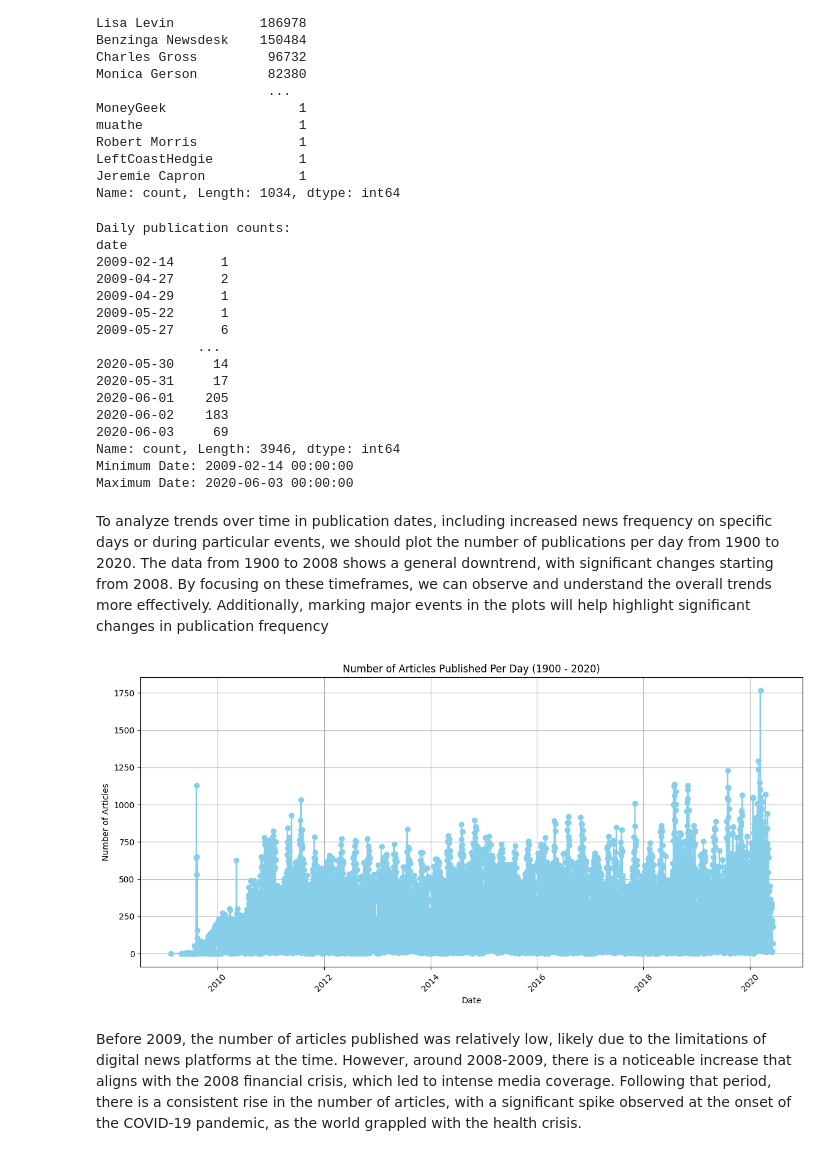
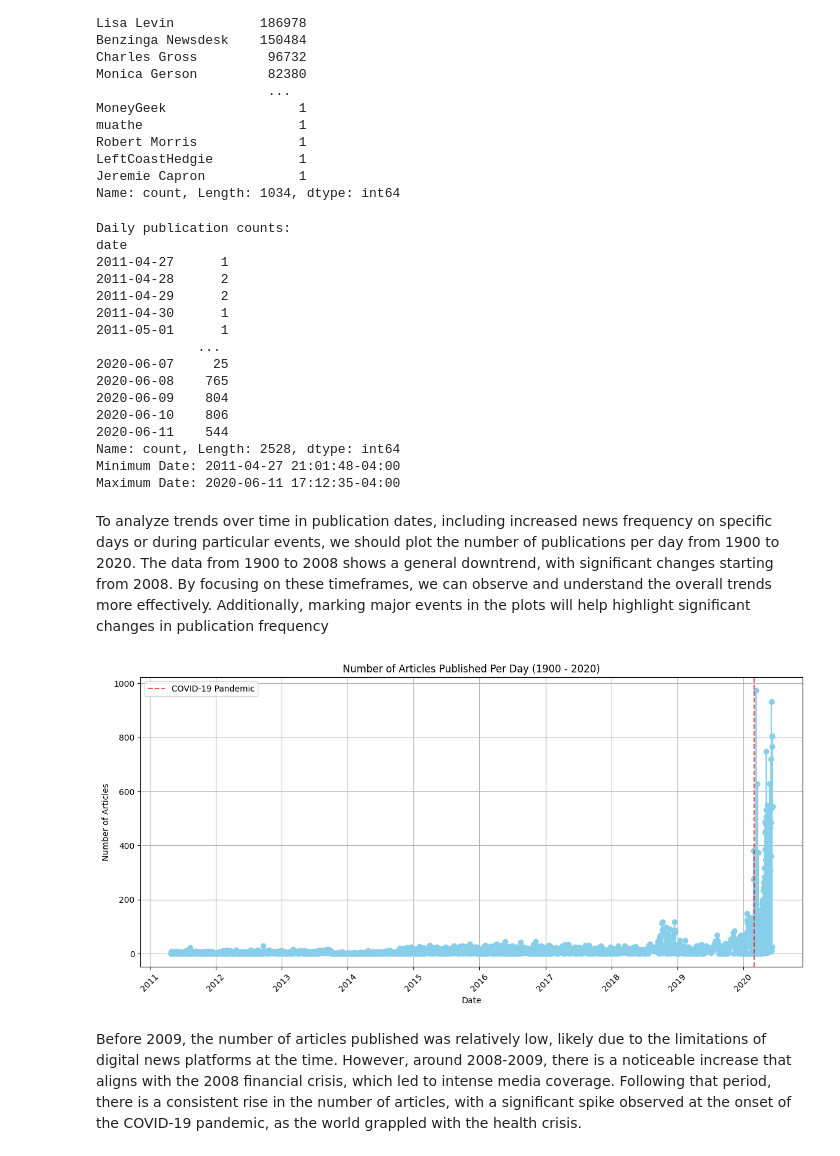
Before and after one commit to Ethel-Star/W1.FinNews-StockPrice-Integration, a Jupyter notebook: notebooks/EDA_Financial_Headlines.ipynb, the cells around one changed output. Saved outputs shown, nothing was run; the diff lists cells and outputs as text; code cells hidden in the pictures.

```diff
--- a/notebooks/EDA_Financial_Headlines.ipynb
+++ b/notebooks/EDA_Financial_Headlines.ipynb
@@ -71,12 +82,13 @@ print(df.duplicated().sum())
 df = df.drop_duplicates()
 print("Remove duplicate rows:")
 print(df.duplicated().sum())
-date_format = "%Y-%m-%d %H:%M:%S"
+date_format = "%Y-%m-%d %H:%M:%S%z"
 df['date'] = pd.to_datetime(df['date'], format=date_format, errors='coerce')
 # Convert all headlines to lowercase to ensure consistency, as variations in case (e.g., "U" vs. "u") can affect text analysis.
 
 df['headline'] = df['headline'].str.lower()
-date_format = "%Y-%m-%d %H:%M:%S"
+date_format = "%Y-%m-%d %H:%M:%S%z"
+df.head()
 # %% [output]
 Missing values in each column:
 headline     0
@@ -148,59 +166,68 @@ print(f"Maximum Date: {max_date}")
 # %% [output]
 Daily publication counts:
 date
-2009-02-14      1
-2009-04-27      2
-2009-04-29      1
-2009-05-22      1
-2009-05-27      6
+2011-04-27      1
+2011-04-28      2
+2011-04-29      2
+2011-04-30      1
+2011-05-01      1
              ...
-2020-05-30     14
-2020-05-31     17
-2020-06-01    205
-2020-06-02    183
-2020-06-03     69
-Name: count, Length: 3946, dtype: int64
-Minimum Date: 2009-02-14 00:00:00
-Maximum Date: 2020-06-03 00:00:00
+2020-06-07     25
+2020-06-08    765
+2020-06-09    804
+2020-06-10    806
+2020-06-11    544
+Name: count, Length: 2528, dtype: int64
+Minimum Date: 2011-04-27 21:01:48-04:00
+Maximum Date: 2020-06-11 17:12:35-04:00
 # %% [markdown]
 
 To analyze trends over time in publication dates, including increased news frequency on specific days or during particular events, we should plot the number of publications per day from 1900 to 2020. The data from 1900 to 2008 shows a general downtrend, with significant changes starting from 2008. By focusing on these timeframes, we can observe and understand the overall trends more effectively. Additionally, marking major events in the plots will help highlight significant changes in publication frequency
 # %%
 # Filter dates between 1900 and 2020
 df = df[(df['date'] >= '1900-01-01') & (df['date'] <= '2020-12-31')]
 
 # Extract date components
-df['date_only'] = df['date'].dt.date
+df['date'] = df['date'].dt.date
+#%Y-%m-%d %H:%M:%S%z
+# Count the number of articles published per day
+date_format = "%Y-%m-%d %H:%M:%S"
+df['date'] = pd.to_datetime(df['date'], format=date_format, errors='coerce')
 
-# Count the number of articles published per day
-articles_per_day = df.groupby('date_only').size()
+# Group by date and count the number of articles
+articles_per_day = df.groupby('date').size()
 
-# Define major events (example dates)
+# Define major events
 major_events = {
     '2008 Financial Crisis': pd.Timestamp('2008-09-01'),
     'COVID-19 Pandemic': pd.Timestamp('2020-03-01'),
     'Dot-com Bubble Burst': pd.Timestamp('2000-03-01')
 }
 
 # Plot the number of articles published per day
-plt.figure(figsize=(12, 6))  # Adjust figure size
+plt.figure(figsize=(12, 6))
 plt.plot(articles_per_day.index, articles_per_day.values, marker='o', color='skyblue')
 plt.title('Number of Articles Published Per Day (1900 - 2020)')
 plt.xlabel('Date')
 plt.ylabel('Number of Articles')
 plt.grid(True)
 
 # Add vertical lines for major events
 for event, date in major_events.items():
     if date in articles_per_day.index:
         plt.axvline(date, color='red', linestyle='--', alpha=0.7, label=event)
 
-# Add a legend for major events
-
+# Add legend and format x-axis labels
+plt.legend()
 plt.xticks(rotation=45)
 plt.tight_layout()
+
+# Display the plot
 plt.show()
+
+# Print the first few rows of the DataFrame
+#df.head()
 # %% [output]
-[figure, old version]
+[figure, new version]
 # %% [markdown]
 Before 2009, the number of articles published was relatively low, likely due to the limitations of digital news platforms at the time. However, around 2008-2009, there is a noticeable increase that aligns with the 2008 financial crisis, which led to intense media coverage. Following that period, there is a consistent rise in the number of articles, with a significant spike observed at the onset of the COVID-19 pandemic, as the world grappled with the health crisis.
```
Also changed, not shown: parts of 8 cells of this notebook.
